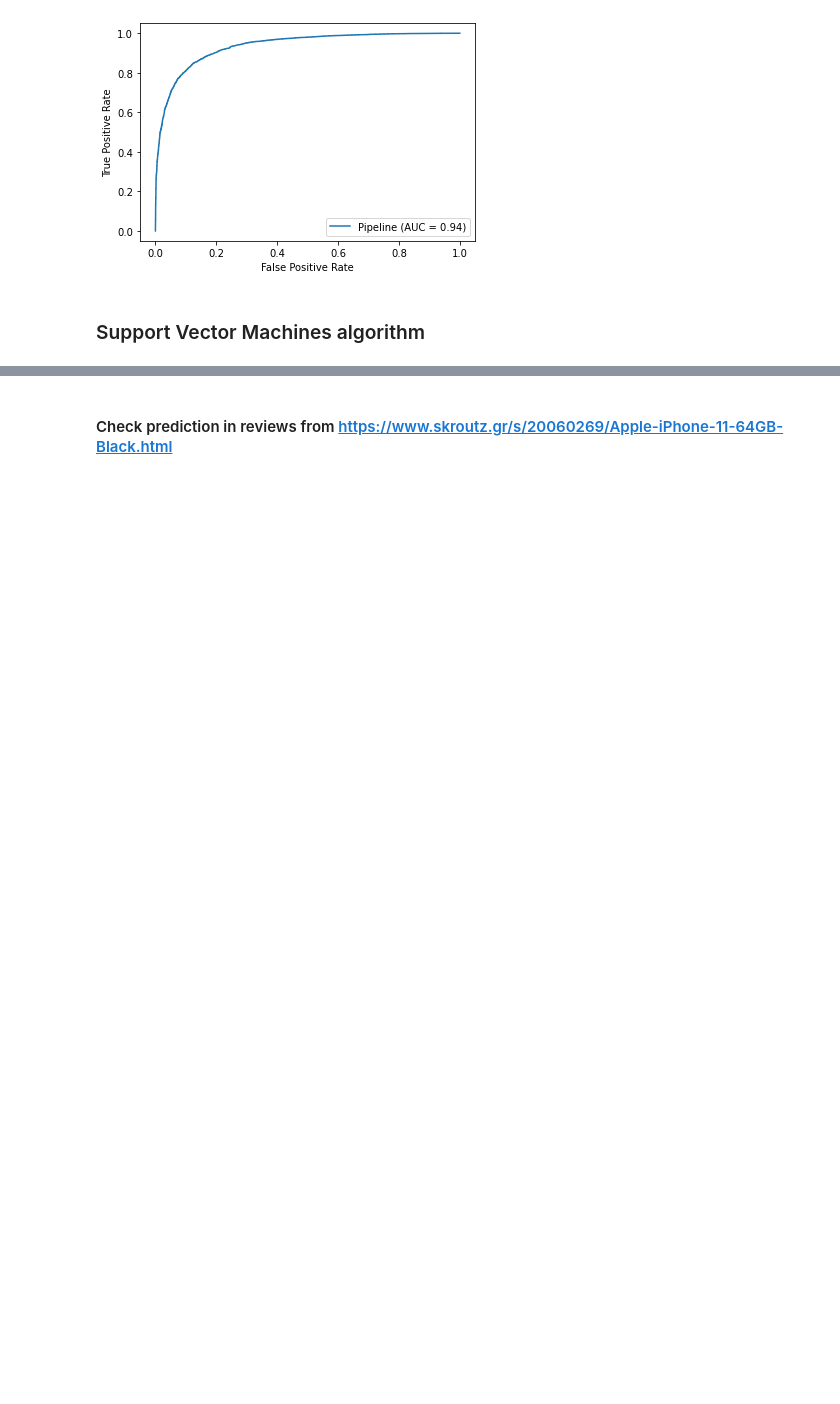
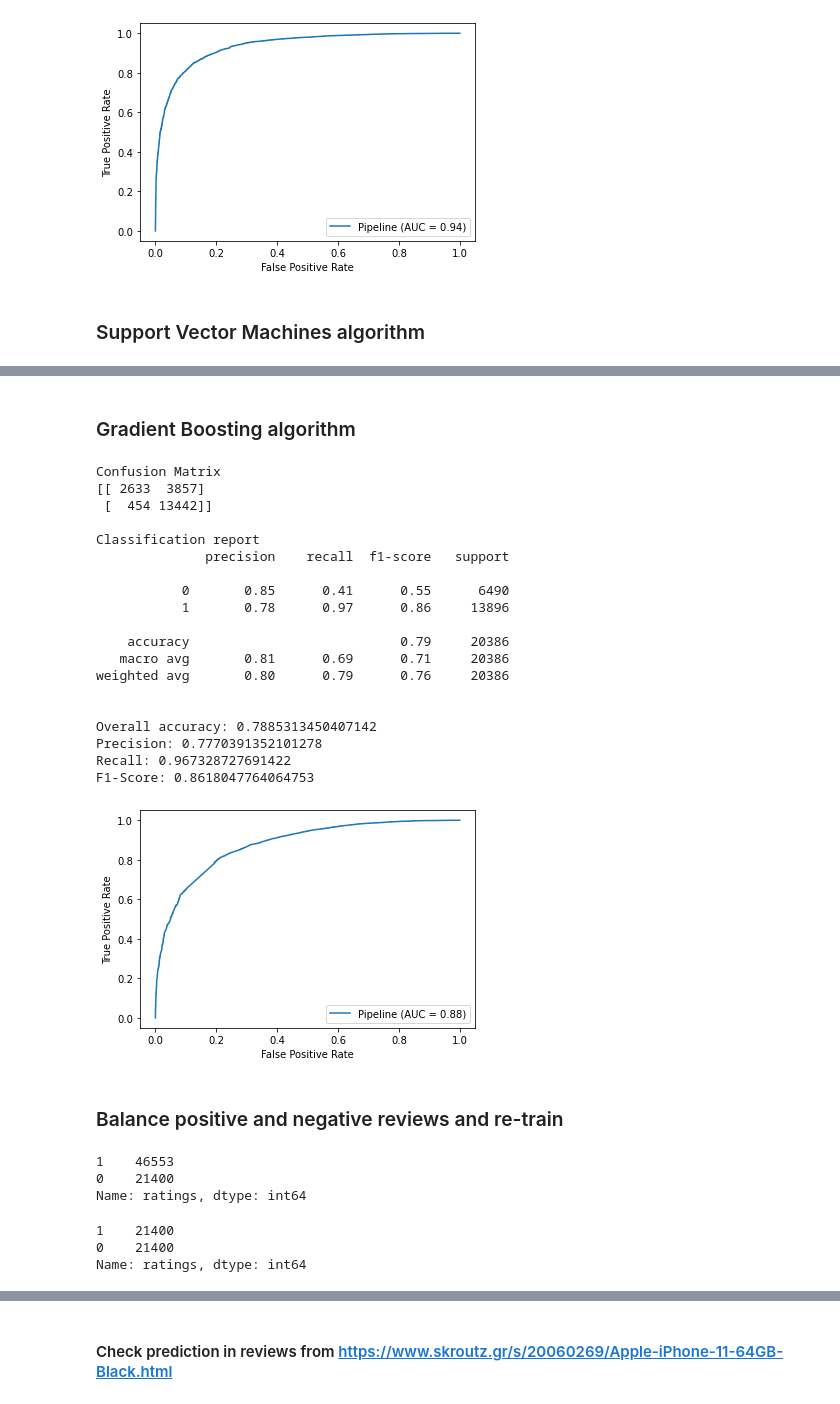
Before and after one commit to JoKoum/Machine-Learning-Project, a Jupyter notebook: Analyze-review-sentiment.ipynb, the cells around one changed output, grey strips where cells are left out. Cells and saved outputs as stored; diff of their text form; code cells hidden in the pictures; blank space fills up the shorter version.

```diff
--- a/Analyze-review-sentiment.ipynb
+++ b/Analyze-review-sentiment.ipynb
@@ -326,0 +365,47 @@ Overall accuracy: 0.8889924457961346
+# %% [markdown]
+### Gradient Boosting algorithm
+# %%
+gb = GradientBoostingClassifier()
+text_gb = model_training(X,y,gb)
+# %% [output]
+Confusion Matrix
+[[ 2633  3857]
+ [  454 13442]]
+
+Classification report
+              precision    recall  f1-score   support
+
+           0       0.85      0.41      0.55      6490
+           1       0.78      0.97      0.86     13896
+
+    accuracy                           0.79     20386
+   macro avg       0.81      0.69      0.71     20386
+weighted avg       0.80      0.79      0.76     20386
+
+
+Overall accuracy: 0.7885313450407142
+Precision: 0.7770391352101278
+Recall: 0.967328727691422
+F1-Score: 0.8618047764064753
+[figure, added]
+# %% [markdown]
+### Balance positive and negative reviews and re-train
+# %%
+reviews['ratings'].value_counts()
+# %% [output]
+1    46553
+0    21400
+Name: ratings, dtype: int64
+# %%
+majority = reviews[reviews.ratings == 1]
+minority = reviews[reviews.ratings == 0]
+
+downsampled_majority = resample(majority,replace=False, n_samples=len(minority), random_state=4)
+
+reviews_downsampled = pd.concat([downsampled_majority, minority])
+
+reviews_downsampled['ratings'].value_counts()
+# %% [output]
+1    21400
+0    21400
+Name: ratings, dtype: int64
```
Also changed, not shown: parts of 18 cells of this notebook.
